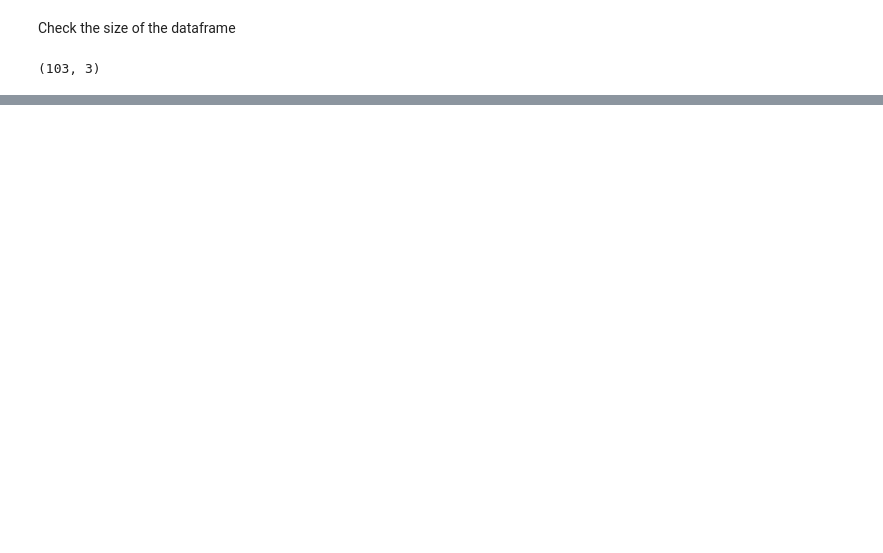
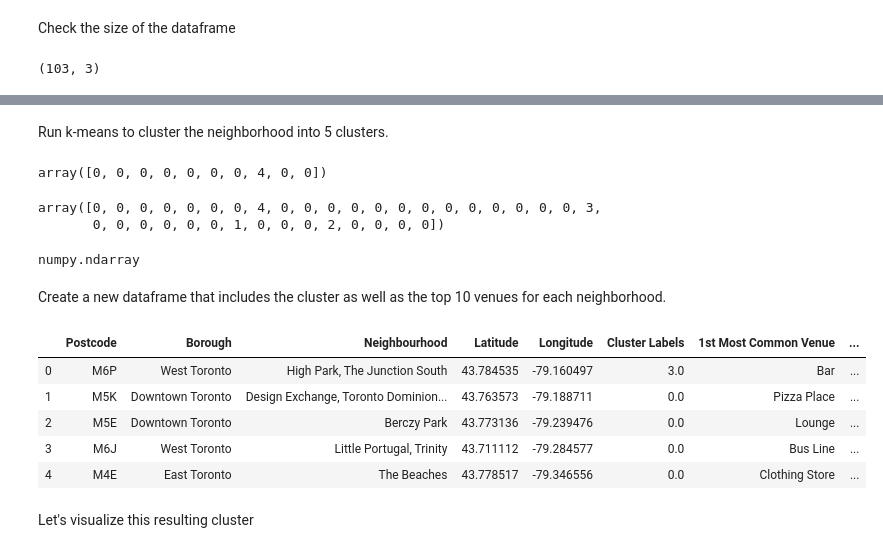
Before and after one commit to fantom065/Coursera_Capstone, a Jupyter notebook: Neighborhood_sgementation.ipynb, the cells around one changed output, grey strips where cells are left out. Saved outputs shown, nothing was run; the diff lists cells and outputs as text; code cells hidden in the pictures; blank space fills up the shorter version.

```diff
--- a/Neighborhood_sgementation.ipynb
+++ b/Neighborhood_sgementation.ipynb
@@ -138,0 +601,21 @@ dfNew.shape
+# %%
+num_top_venues = 10
+
+indicators = ['st', 'nd', 'rd']
+
+# create columns according to number of top venues
+columns = ['Neighbourhood']
+for ind in np.arange(num_top_venues):
+    try:
+        columns.append('{}{} Most Common Venue'.format(ind+1, indicators[ind]))
+    except:
+        columns.append('{}th Most Common Venue'.format(ind+1))
+
+# create a new dataframe
+neighborhoods_venues_sorted = pd.DataFrame(columns=columns)
+neighborhoods_venues_sorted['Neighbourhood'] = toronto_grouped['Neighbourhood']
+
+for ind in np.arange(toronto_grouped.shape[0]):
+    neighborhoods_venues_sorted.iloc[ind, 1:] = return_most_common_venues(toronto_grouped.iloc[ind, :], num_top_venues)
+
+neighborhoods_venues_sorted.head()
@@ -138,0 +631,45 @@ dfNew.shape
+# %% [markdown]
+Run k-means to cluster the neighborhood into 5 clusters.
+# %%
+# set number of clusters
+kclusters = 5
+
+toronto_grouped_clustering = toronto_grouped.drop('Neighbourhood', 1)
+
+# run k-means clustering
+kmeans = KMeans(n_clusters=kclusters, random_state=3).fit(toronto_grouped_clustering)
+
+# check cluster labels generated for each row in the dataframe
+clusters_ = kmeans.labels_
+clusters_[0:10]
+# %% [output]
+array([0, 0, 0, 0, 0, 0, 0, 4, 0, 0])
+# %%
+clusters_.astype(int)
+# %% [output]
+array([0, 0, 0, 0, 0, 0, 0, 4, 0, 0, 0, 0, 0, 0, 0, 0, 0, 0, 0, 0, 0, 3,
+       0, 0, 0, 0, 0, 0, 1, 0, 0, 0, 2, 0, 0, 0, 0])
+# %%
+type(clusters_)
+# %% [output]
+numpy.ndarray
+# %% [markdown]
+Create a new dataframe that includes the cluster as well as the top 10 venues for each neighborhood.
+# %%
+# add clustering labels
+neighborhoods_venues_sorted.insert(0, 'Cluster Labels', clusters_)
+
+toronto_merged = toronto_data
+
+# merge toronto_grouped with toronto_data to add latitude/longitude for each neighborhood
+toronto_merged = toronto_merged.join(neighborhoods_venues_sorted.set_index('Neighbourhood'), on='Neighbourhood')
+toronto_merged.head()
+# %% [output]
+|  | Postcode | Borough | Neighbourhood | Latitude | Longitude | Cluster Labels | 1st Most Common Venue | ... |
+| 0 | M6P | West Toronto | High Park, The Junction South | 43.784535 | -79.160497 | 3.0 | Bar | ... |
+| 1 | M5K | Downtown Toronto | Design Exchange, Toronto Dominion... | 43.763573 | -79.188711 | 0.0 | Pizza Place | ... |
+| 2 | M5E | Downtown Toronto | Berczy Park | 43.773136 | -79.239476 | 0.0 | Lounge | ... |
+| 3 | M6J | West Toronto | Little Portugal, Trinity | 43.711112 | -79.284577 | 0.0 | Bus Line | ... |
+| 4 | M4E | East Toronto | The Beaches | 43.778517 | -79.346556 | 0.0 | Clothing Store | ... |
+# %% [markdown]
+Let's visualize this resulting cluster
```
Also changed, not shown: parts of 81 cells of this notebook.
